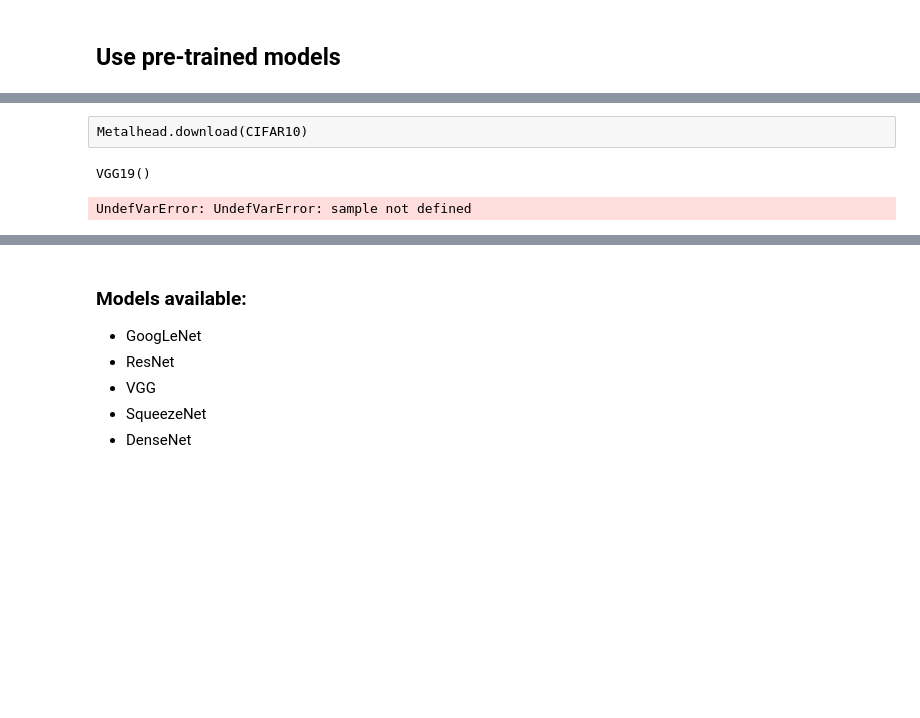
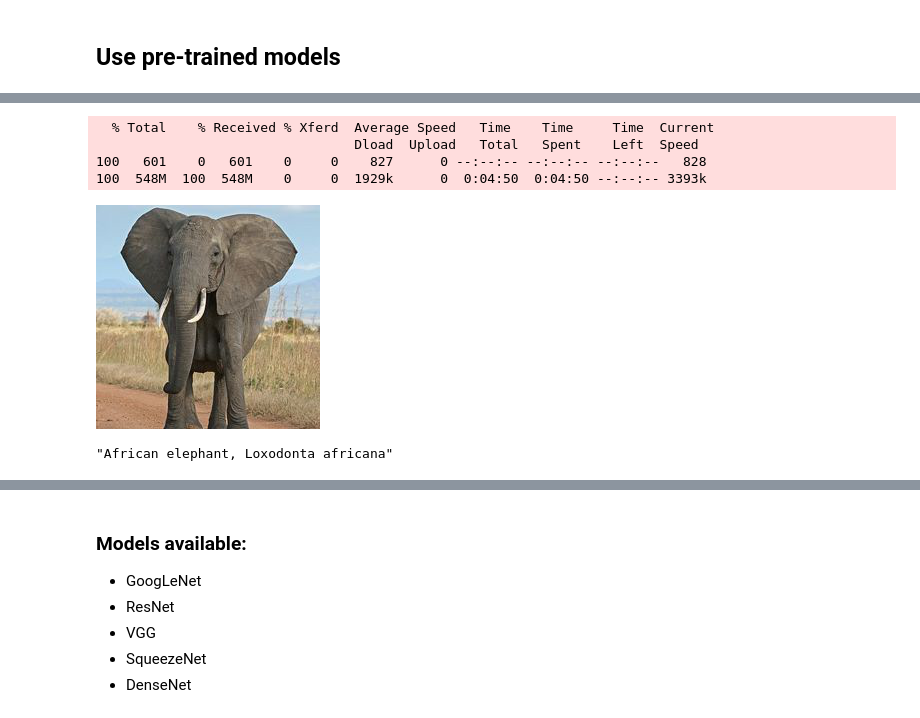
Before and after one commit to yuehhua/image-recognition.jl, a Jupyter notebook: 2_image-recognition-in-julia.ipynb, the cells around one changed output, grey strips where cells are left out. Saved outputs shown, nothing was run; the diff lists cells and outputs as text; code cells hidden in the pictures; blank space fills up the shorter version.

Commit message:
Update image recognition

```diff
--- a/2_image-recognition-in-julia.ipynb
+++ b/2_image-recognition-in-julia.ipynb
@@ -227,14 +356,16 @@ using Metalhead: classify
-# %% [raw]
-Metalhead.download(CIFAR10)
 # %%
 vgg = VGG19()
-# sample = load("Elephant.jpg")
+sample = load("Elephant.jpg")
 # %% [output]
-VGG19()
+  % Total    % Received % Xferd  Average Speed   Time    Time     Time  Current
+                                 Dload  Upload   Total   Spent    Left  Speed
+100   601    0   601    0     0    827      0 --:--:-- --:--:-- --:--:--   828
+100  548M  100  548M    0     0  1929k      0  0:04:50  0:04:50 --:--:-- 3393k
+[figure, added]
 # %%
 classify(vgg, sample)
 # %% [output]
-UndefVarError: UndefVarError: sample not defined
+"African elephant, Loxodonta africana"
 # %%
 x = rand(Float32, 224, 224, 3, 1)
 vgg(x)
```
Also changed, not shown: parts of 13 cells of this notebook, 1 other file.
